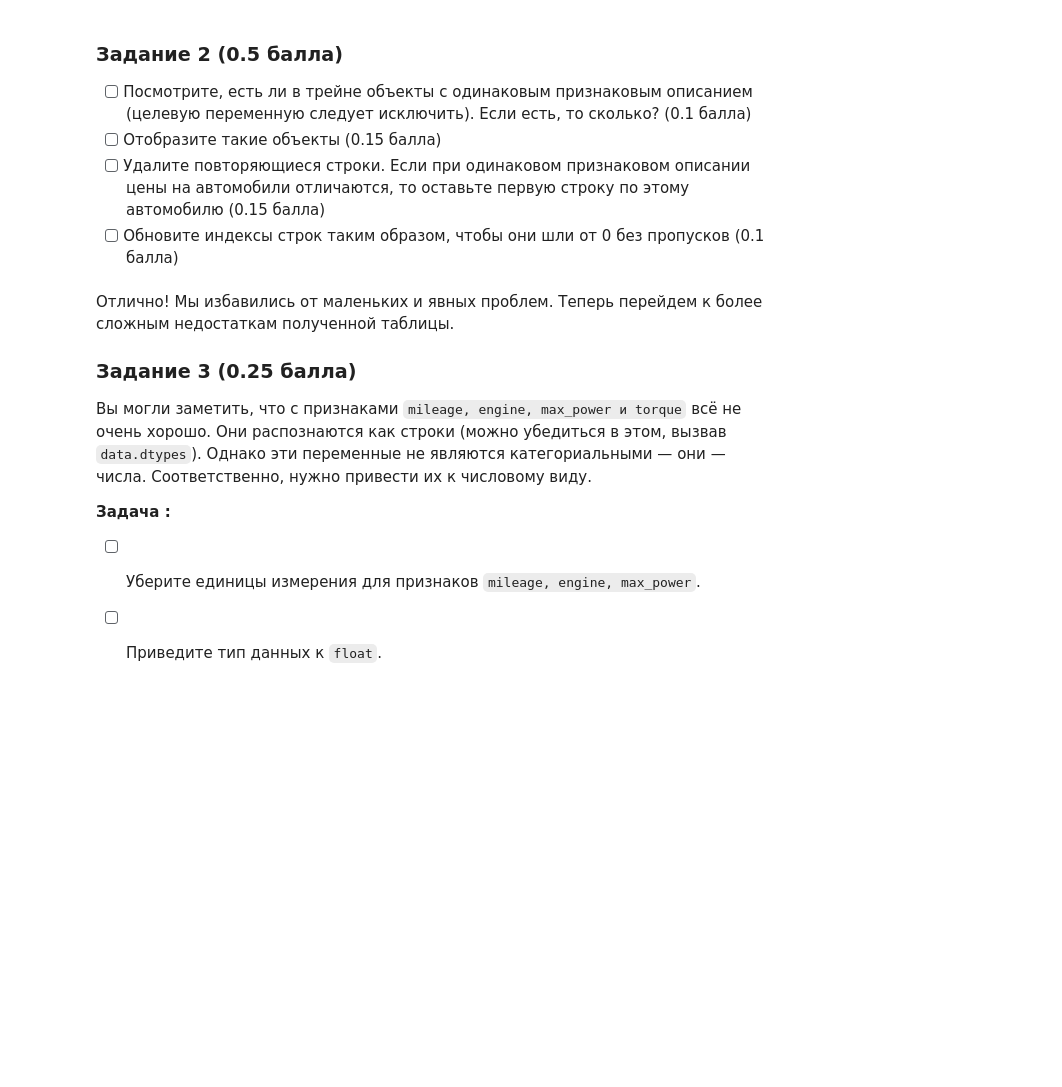
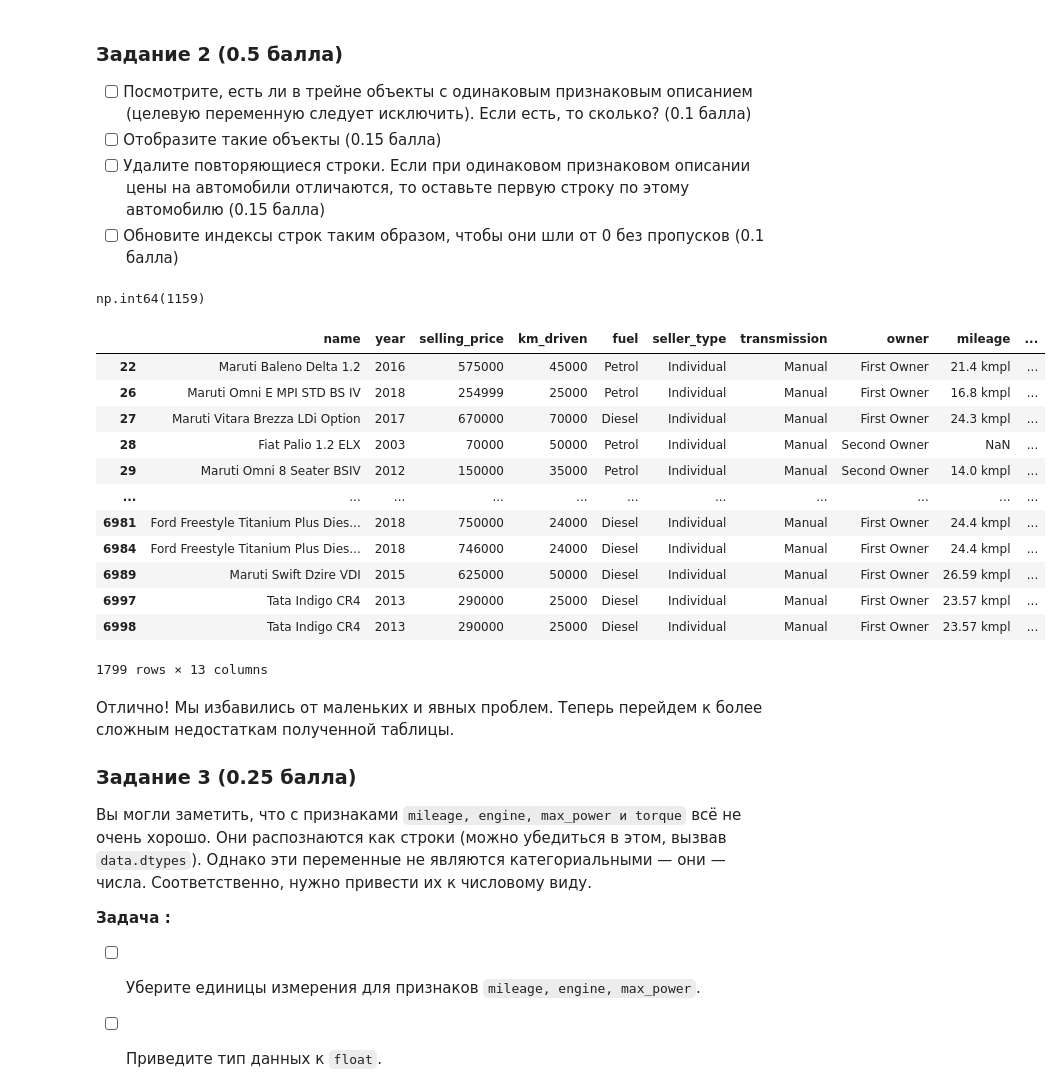
Before and after one commit to psaw/hse-ai24-ml, a Jupyter notebook: ai_hw1_regression_with_inference_base.ipynb, the cells around one changed output. Cells and saved outputs as stored; diff of their text form; code cells hidden in the pictures; blank space fills up the shorter version.

```diff
--- a/ai_hw1_regression_with_inference_base.ipynb
+++ b/ai_hw1_regression_with_inference_base.ipynb
@@ -177,3 +140,0 @@ Name: torque, Length: 222, dtype: object
-# %%
-df_train.drop(df_train.columns[-1], inplace=True, axis=1)
-df_train.head()
@@ -195,0 +152,23 @@ df_train.head()
+# %%
+# Посмотрите, есть ли в трейне объекты с одинаковым признаковым описанием (целевую переменную следует исключить). Если есть, то сколько? (0.1 балла)
+cols_all = df_train.columns
+df_train.duplicated(subset=cols_all.drop('selling_price')).sum()  # 1159 повторных строк, всего 1799 дубликатов (включая "оригинал" = keep=False)
+# %% [output]
+np.int64(1159)
+# %%
+# Отобразите такие объекты (0.15 балла)
+df_train[df_train.duplicated(subset=cols_all.drop('selling_price'), keep=False)]
+# %% [output]
+|  | name | year | selling_price | km_driven | fuel | seller_type | transmission | owner | mileage | ... |
+| 22 | Maruti Baleno Delta 1.2 | 2016 | 575000 | 45000 | Petrol | Individual | Manual | First Owner | 21.4 kmpl | ... |
+| 26 | Maruti Omni E MPI STD BS IV | 2018 | 254999 | 25000 | Petrol | Individual | Manual | First Owner | 16.8 kmpl | ... |
+| 27 | Maruti Vitara Brezza LDi Option | 2017 | 670000 | 70000 | Diesel | Individual | Manual | First Owner | 24.3 kmpl | ... |
+| 28 | Fiat Palio 1.2 ELX | 2003 | 70000 | 50000 | Petrol | Individual | Manual | Second Owner | NaN | ... |
+| 29 | Maruti Omni 8 Seater BSIV | 2012 | 150000 | 35000 | Petrol | Individual | Manual | Second Owner | 14.0 kmpl | ... |
+| ... | ... | ... | ... | ... | ... | ... | ... | ... | ... | ... |
+| 6981 | Ford Freestyle Titanium Plus Dies... | 2018 | 750000 | 24000 | Diesel | Individual | Manual | First Owner | 24.4 kmpl | ... |
+| 6984 | Ford Freestyle Titanium Plus Dies... | 2018 | 746000 | 24000 | Diesel | Individual | Manual | First Owner | 24.4 kmpl | ... |
+| 6989 | Maruti Swift Dzire VDI | 2015 | 625000 | 50000 | Diesel | Individual | Manual | First Owner | 26.59 kmpl | ... |
+| 6997 | Tata Indigo CR4 | 2013 | 290000 | 25000 | Diesel | Individual | Manual | First Owner | 23.57 kmpl | ... |
+| 6998 | Tata Indigo CR4 | 2013 | 290000 | 25000 | Diesel | Individual | Manual | First Owner | 23.57 kmpl | ... |
+1799 rows × 13 columns
```
Also changed, not shown: parts of 13 cells of this notebook, 1 other file.
